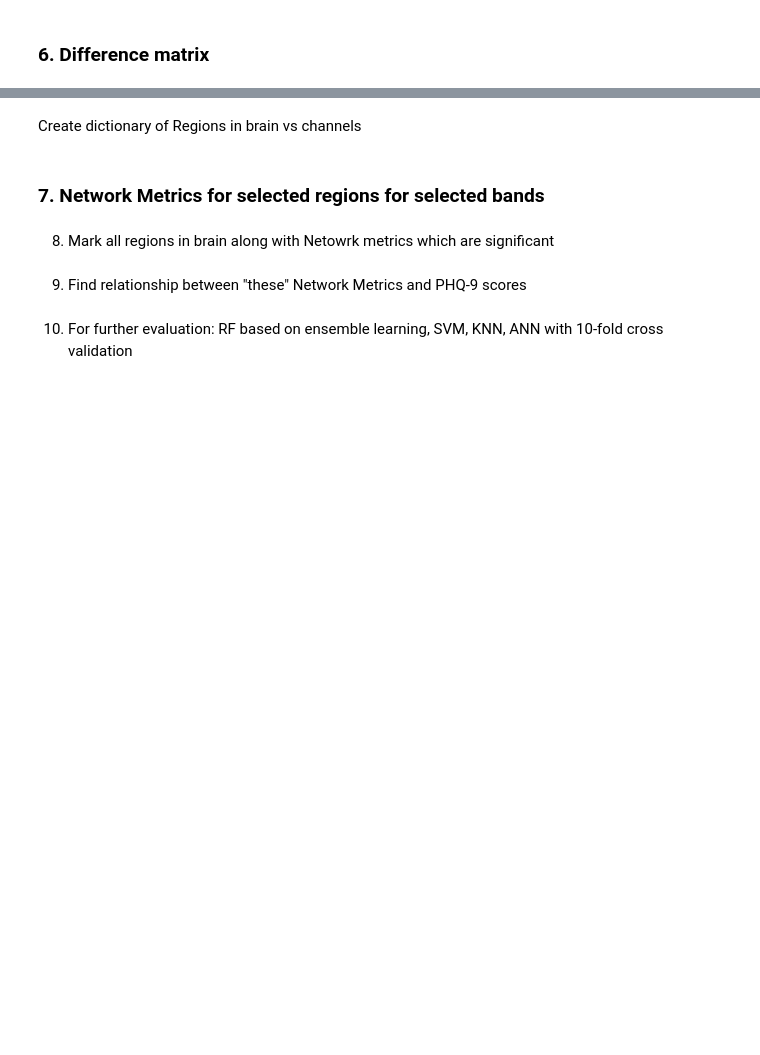
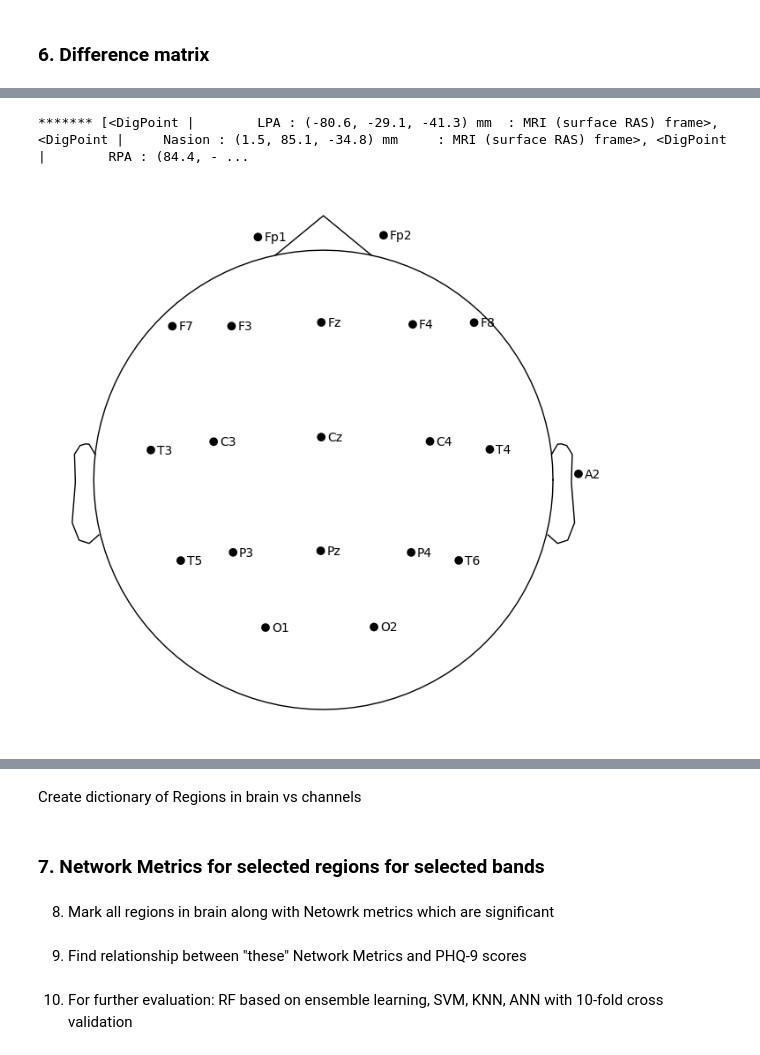
Before and after one commit to vishwanisingh/Depression-tDCS-Analysis, a Jupyter notebook: functional_connectivity.ipynb, the cells around one changed output, grey strips where cells are left out. Drawn from its saved outputs; the diff is of its cells as text; code cells hidden in the pictures; blank space fills up the shorter version.

```diff
--- a/functional_connectivity.ipynb
+++ b/functional_connectivity.ipynb
@@ -431,0 +787,8 @@ central_channels
+# %%
+edf_file = os.getcwd() + '/Healthy EC EEG/HS1EC.edf'
+x = mne.io.read_raw_edf(edf_file)
+
+print(x.info['ch_names'])
+
+montage = x.get_montage()
+print(montage)
@@ -431,0 +802,10 @@ central_channels
+# %%
+all_channels = ['EEG Fp1-LE', 'EEG F3-LE', 'EEG C3-LE', 'EEG P3-LE', 'EEG O1-LE', 'EEG F7-LE', 'EEG T3-LE', 'EEG T5-LE', 'EEG Fz-LE', 'EEG Fp2-LE', 'EEG F4-LE', 'EEG C4-LE', 'EEG P4-LE', 'EEG O2-LE', 'EEG F8-LE', 'EEG T4-LE', 'EEG T6-LE', 'EEG Cz-LE', 'EEG Pz-LE', 'EEG A2-A1',]
+mpp = {}
+for i in range(len(all_channels)):
+    mpp[all_channels[i]] = all_channels[i].split(' ')[1].split('-')[0]
+print(mpp)
+mne.rename_channels(raw_control.info, mpp)
+mne.rename_channels(raw_MDD.info, mpp)
+mne.rename_channels(epochs_control.info, mpp)
+mne.rename_channels(epochs_MDD.info, mpp)
@@ -431,0 +815,19 @@ central_channels
+# %%
+def set_montage(raw):
+    mont1020 = mne.channels.make_standard_montage('standard_1020')
+    mont1005 = mne.channels.make_standard_montage('standard_1005')
+
+    ind = [i for (i, channel) in enumerate(mont1020.ch_names) if channel in list(mpp.values())]
+    mont1020_new = mont1020.copy()
+
+    mont1020_new.ch_names = [mont1020.ch_names[x] for x in ind]
+    kept_channel_info = [mont1020.dig[x+3] for x in ind]
+
+    # Keeping the first three rows as they are the fiducial points information
+    mont1020_new.dig = mont1020.dig[0:3]+kept_channel_info
+
+    raw.set_montage(mont1020_new)
+    mont1020_new.plot()
+# %% [output]
+******* [<DigPoint |        LPA : (-80.6, -29.1, -41.3) mm  : MRI (surface RAS) frame>, <DigPoint |     Nasion : (1.5, 85.1, -34.8) mm     : MRI (surface RAS) frame>, <DigPoint |        RPA : (84.4, - ...
+[figure, added]
```
Also changed, not shown: parts of 49 cells of this notebook.
